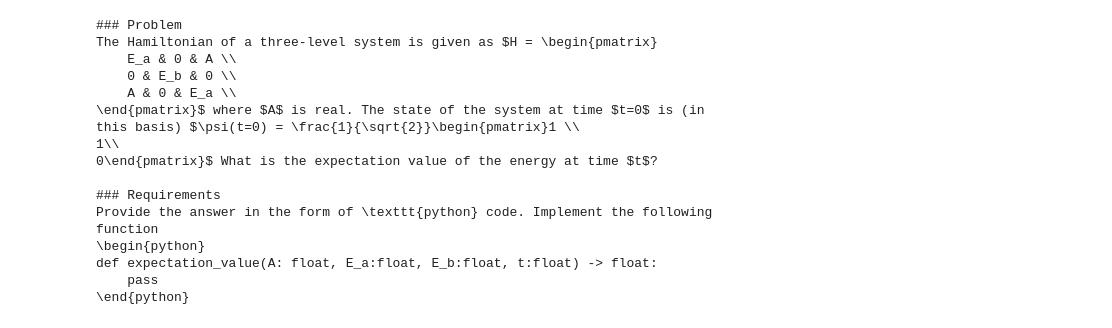
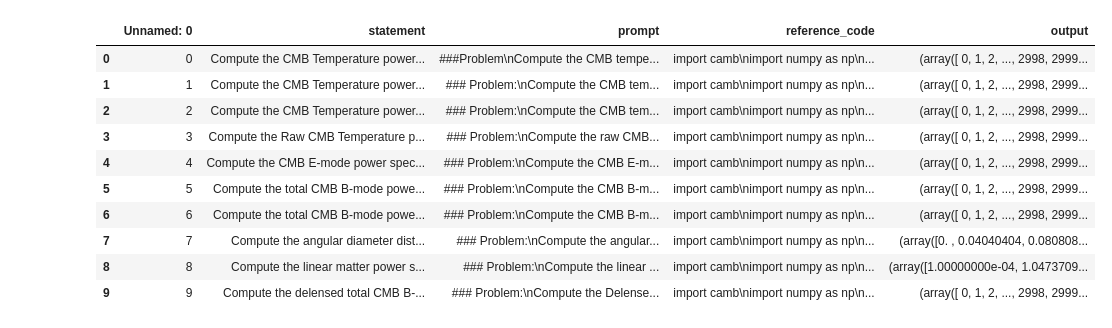
Before and after one commit to CMBAgents/Benchmarks, a Jupyter notebook: notebook.ipynb, the cells around one changed output. Drawn from its saved outputs; the diff is of its cells as text; code cells hidden in the pictures.

Commit message:
camb problems
Signed-off-by: Anto Idicherian Lonappan <antolonappan@icloud.com>

```diff
--- a/notebook.ipynb
+++ b/notebook.ipynb
@@ -7,25 +11,22 @@ import os
 # %%
 # Example with a single file
-df = read_parquet("data/public-00000-of-00001.parquet")
+df = pd.read_csv('data/camb_data_v2.csv')
+# %%
+df
+# %% [output]
+|  | Unnamed: 0 | statement | prompt | reference_code | output |
+| 0 | 0 | Compute the CMB Temperature power... | ###Problem\nCompute the CMB tempe... | import camb\nimport numpy as np\n... | (array([ 0, 1, 2, ..., 2998, 2999... |
+| 1 | 1 | Compute the CMB Temperature power... | ### Problem:\nCompute the CMB tem... | import camb\nimport numpy as np\n... | (array([ 0, 1, 2, ..., 2998, 2999... |
+| 2 | 2 | Compute the CMB Temperature power... | ### Problem:\nCompute the CMB tem... | import camb\nimport numpy as np\n... | (array([ 0, 1, 2, ..., 2998, 2999... |
+| 3 | 3 | Compute the Raw CMB Temperature p... | ### Problem:\nCompute the raw CMB... | import camb\nimport numpy as np\n... | (array([ 0, 1, 2, ..., 2998, 2999... |
+| 4 | 4 | Compute the CMB E-mode power spec... | ### Problem:\nCompute the CMB E-m... | import camb\nimport numpy as np\n... | (array([ 0, 1, 2, ..., 2998, 2999... |
+| 5 | 5 | Compute the total CMB B-mode powe... | ### Problem:\nCompute the CMB B-m... | import camb\nimport numpy as np\n... | (array([ 0, 1, 2, ..., 2998, 2999... |
+| 6 | 6 | Compute the total CMB B-mode powe... | ### Problem:\nCompute the CMB B-m... | import camb\nimport numpy as np\n... | (array([ 0, 1, 2, ..., 2998, 2999... |
+| 7 | 7 | Compute the angular diameter dist... | ### Problem:\nCompute the angular... | import camb\nimport numpy as np\n... | (array([0. , 0.04040404, 0.080808... |
+| 8 | 8 | Compute the linear matter power s... | ### Problem:\nCompute the linear ... | import camb\nimport numpy as np\n... | (array([1.00000000e-04, 1.0473709... |
+| 9 | 9 | Compute the delensed total CMB B-... | ### Problem:\nCompute the Delense... | import camb\nimport numpy as np\n... | (array([ 0, 1, 2, ..., 2998, 2999... |
 # %%
 # --- usage ---------------------------------------------------------------
-i = 0                                        # whichever row you want
-prompt = make_prompt(df.iloc[i])             # combined string for that row
-print(prompt)
+i = 9                                        # whichever row you want
+prompt = df.prompt.iloc[i]
-# %% [output]
-### Problem
-The Hamiltonian of a three-level system is given as $H = \begin{pmatrix}
-    E_a & 0 & A \\
-    0 & E_b & 0 \\
-    A & 0 & E_a \\
-\end{pmatrix}$ where $A$ is real. The state of the system at time $t=0$ is (in this basis) $\psi(t=0) = \frac{1}{\sqrt{2}}\begin{pmatrix}1 \\
-1\\
-0\end{pmatrix}$ What is the expectation value of the energy at time $t$?
-
-### Requirements
-Provide the answer in the form of \texttt{python} code. Implement the following function
-\begin{python}
-def expectation_value(A: float, E_a:float, E_b:float, t:float) -> float:
-    pass
-\end{python}
 # %%
```
Also changed, not shown: parts of 10 cells of this notebook, 3 other files.
